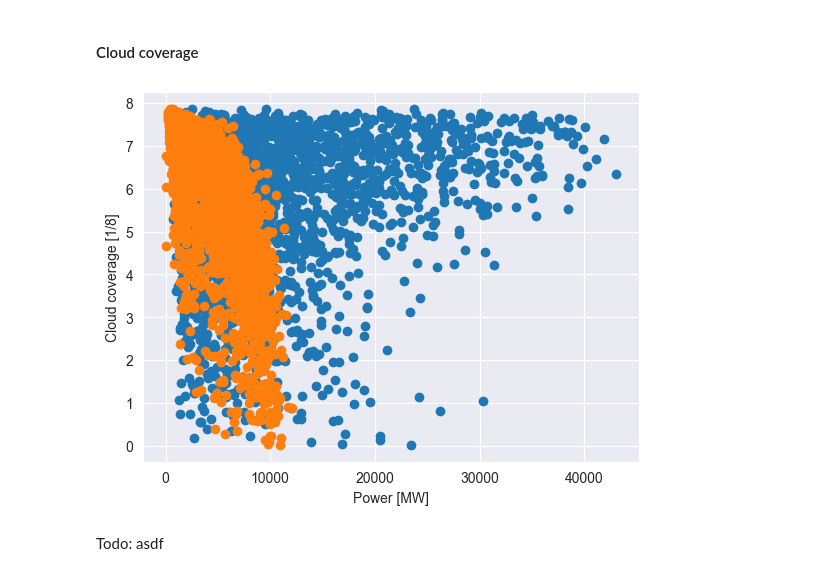
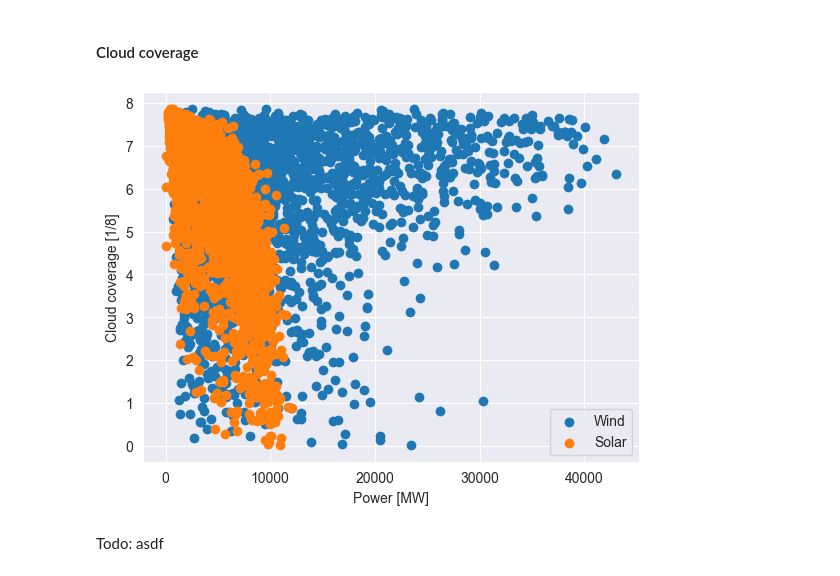
Before and after one commit to StealWonders/amse, a Jupyter notebook: project/report.ipynb, the cells around one changed output. Drawn from its saved outputs; the diff is of its cells as text; code cells hidden in the pictures.

```diff
--- a/project/report.ipynb
+++ b/project/report.ipynb
@@ -187,17 +226,18 @@ TODO: say what we can see (analysis)
 # %%
 # Drop bad entries
 local_power_df = power_df[power_df["cet_cest_timestamp"].isin(cloud_df["date"])]
 local_cloud_df = cloud_df[cloud_df["date"].isin(local_power_df["cet_cest_timestamp"])]
 
 # Plot
 plt.scatter(local_power_df["DE_wind_generation_actual"], local_cloud_df["cloud_cover"], label="Wind")
 plt.scatter(local_power_df["DE_solar_generation_actual"], local_cloud_df["cloud_cover"], label="Solar")
 plt.xlabel("Power [MW]")
 plt.ylabel("Cloud coverage [1/8]")
+plt.legend()
 plt.grid(True)
 plt.show()
 # %% [output]
-[figure, old version]
+[figure, new version]
 # %% [markdown]
 Todo: asdf
 # %% [markdown]
```
Also changed, not shown: parts of 15 cells of this notebook.
